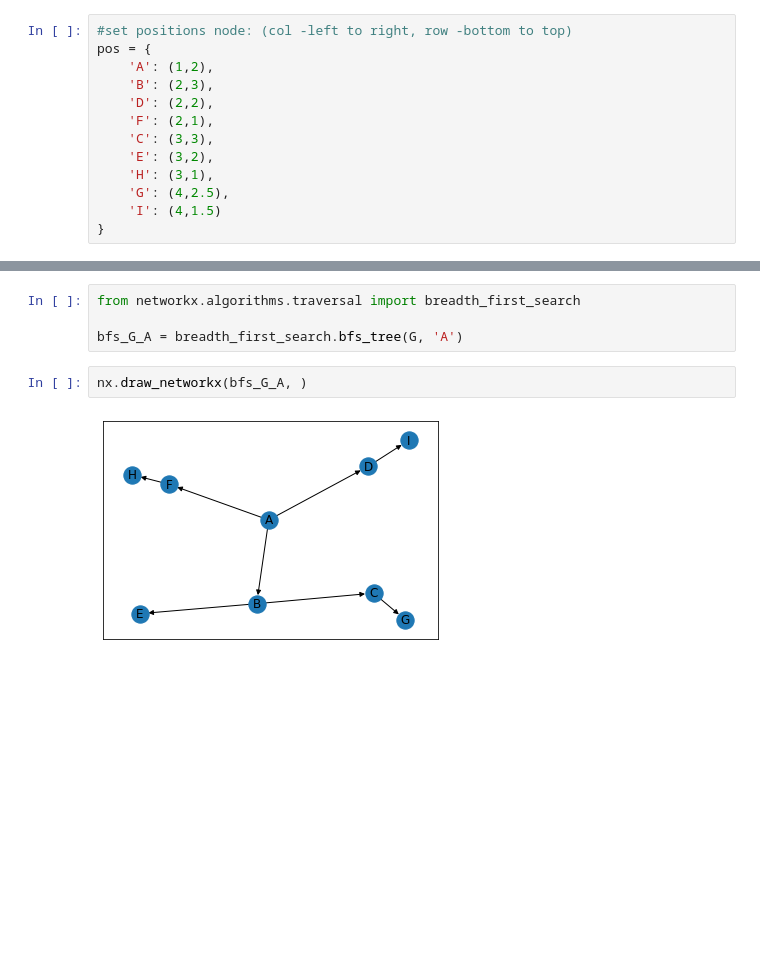
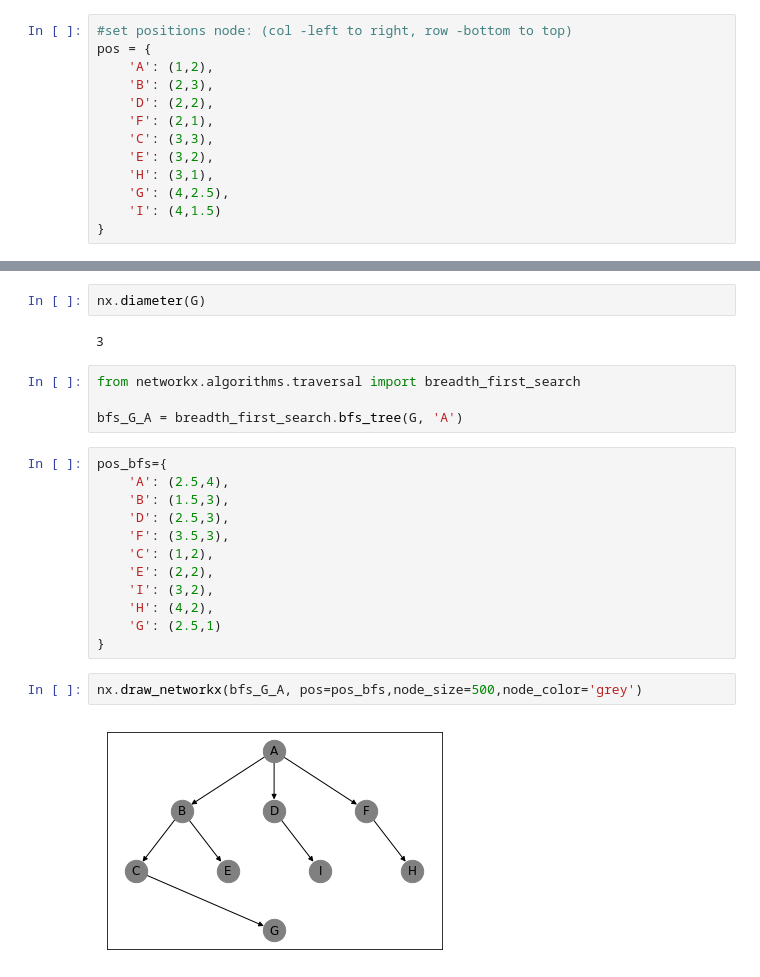
Before and after one commit to mutazag/sina, a Jupyter notebook: AT1-Q7-bfs.ipynb, the cells around one changed output, grey strips where cells are left out. Drawn from its saved outputs; the diff is of its cells as text; blank space fills up the shorter version.

Commit message:
AT Q7 find diameter, update bfs drawing layout

```diff
--- a/AT1-Q7-bfs.ipynb
+++ b/AT1-Q7-bfs.ipynb
@@ -54,8 +54,24 @@ nx.draw_networkx(G, pos=pos)
+# %%
+nx.diameter(G)
+# %% [output]
+3
 # %%
 from networkx.algorithms.traversal import breadth_first_search
 
 bfs_G_A = breadth_first_search.bfs_tree(G, 'A')
+# %%
+pos_bfs={
+    'A': (2.5,4),
+    'B': (1.5,3),
+    'D': (2.5,3),
+    'F': (3.5,3),
+    'C': (1,2),
+    'E': (2,2),
+    'I': (3,2),
+    'H': (4,2),
+    'G': (2.5,1)
+}
 # %%
-nx.draw_networkx(bfs_G_A, )
+nx.draw_networkx(bfs_G_A, pos=pos_bfs,node_size=500,node_color='grey')
 # %% [output]
-[figure, old version]
+[figure, new version]
```
Also changed, not shown: parts of 2 cells of this notebook.
